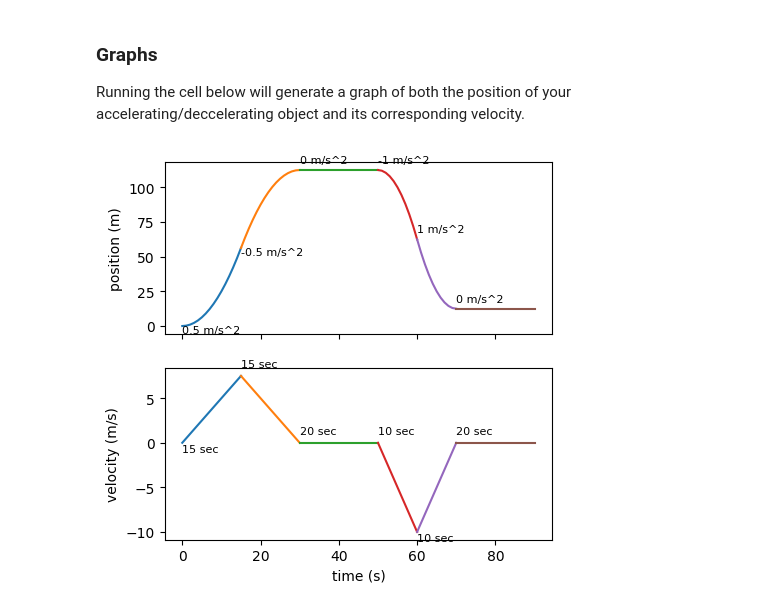
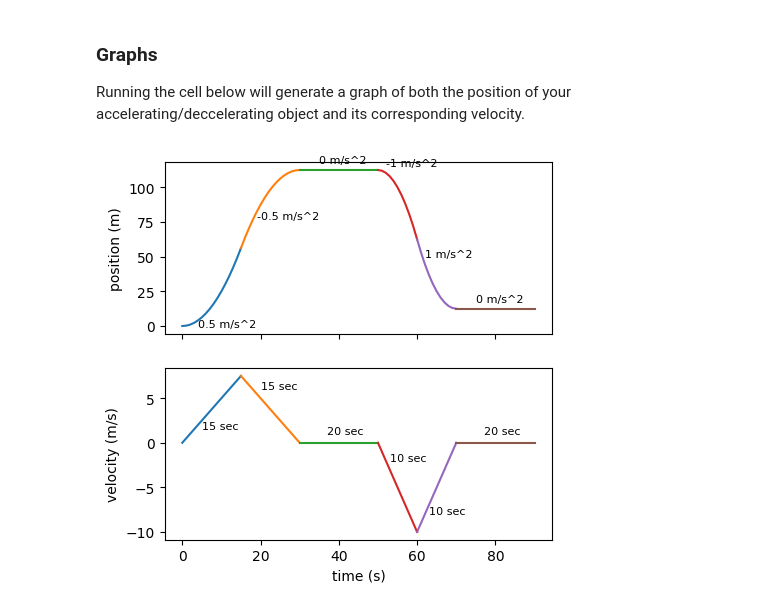
Before and after one commit to jchuahtacc/dva_notebook, a Jupyter notebook: Distance, Velocity and Acceleration.ipynb, the cells around one changed output. Drawn from its saved outputs; the diff is of its cells as text; code cells hidden in the pictures.

```diff
--- a/Distance, Velocity and Acceleration.ipynb
+++ b/Distance, Velocity and Acceleration.ipynb
@@ -26,37 +26,37 @@ f.set_figwidth(5)
 f.set_figheight(5)
 
 ax1.set_ylabel("position (m)")
 ax2.set_ylabel("velocity (m/s)")
 ax2.set_xlabel("time (s)")
 
 timesteps = np.array([])
 positions = np.array([])
 velocities = np.array([])
 
 for i in range(len(accels)):
     slice = np.linspace(0, durations[i], durations[i] + 1)
     ys = 0.5 * accels[i] * np.square(slice) + last_v * slice + last_d
     vs = accels[i] * slice + last_v
     ts = slice + last_time
     last_v = vs[len(vs) - 1]
     last_d = ys[len(ys) - 1]
     last_time = sum(durations[:i + 1])
     timesteps = np.append(timesteps, ts)
     positions = np.append(positions, ys)
     velocities = np.append(velocities, vs)
     if (ys[0] < ys[len(ys) - 1]):
-        ypos = ys[0] - 5
+        ypos = ys[len(ys) / 4] - 5
     else:
-        ypos = ys[0] + 5
-    ax1.text(ts[0], ypos, str(accels[i]) + " m/s^2", fontsize=8)
+        ypos = ys[len(ys) / 4] + 5
+    ax1.text(ts[len(ts) / 4], ypos, str(accels[i]) + " m/s^2", fontsize=8)
     if (vs[0] < vs[len(vs) - 1]):
-        ypos = vs[0] - 1
+        ypos = vs[len(vs) / 4] - 1
     else:
-        ypos = vs[0] + 1
-    ax2.text(ts[0], ypos, str(durations[i]) + " sec", fontsize=8)
+        ypos = vs[len(vs) / 4] + 1
+    ax2.text(ts[len(ts) / 4], ypos, str(durations[i]) + " sec", fontsize=8)
     ax1.plot(ts, ys)
     ax2.plot(ts, vs)
 
 plt.show()
 # %% [output]
-[figure, old version]
+[figure, new version]
```
